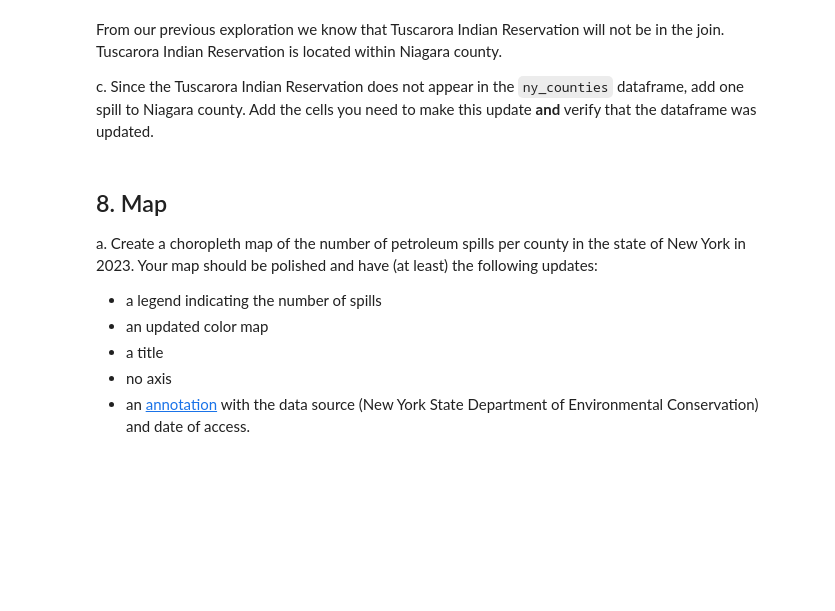
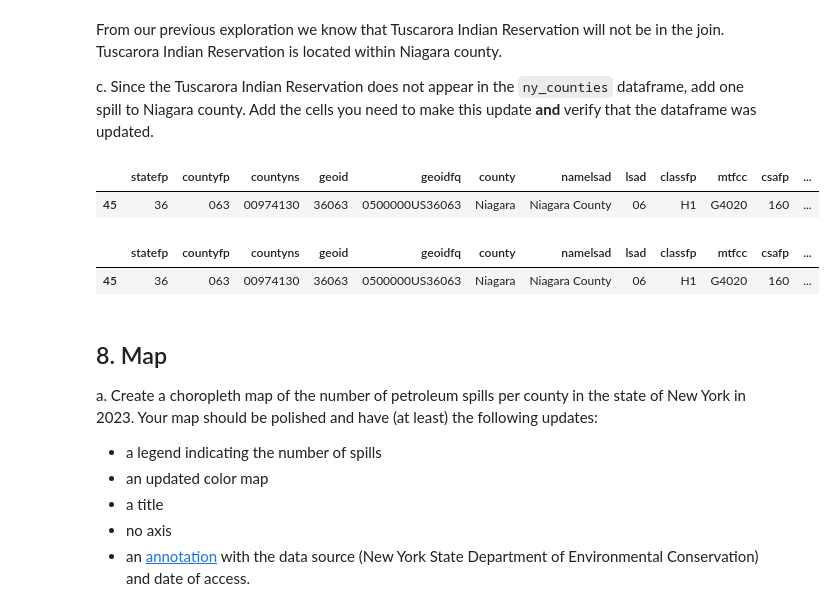
Before and after one commit to jorb1/eds220-hwk3, a Jupyter notebook: hwk3-task2-oil-spills.ipynb, the cells around one changed output. Drawn from its saved outputs; the diff is of its cells as text; code cells hidden in the pictures; blank space fills up the shorter version.

```diff
--- a/hwk3-task2-oil-spills.ipynb
+++ b/hwk3-task2-oil-spills.ipynb
@@ -529,3 +531,19 @@ c. Since the Tuscarora Indian Reservation does not appear in the `ny_counties` d
+# %%
+# c.
+# Take a look at the row we want to update
+ny_counties[ny_counties['county'] == 'Niagara']
+# %% [output]
+|  | statefp | countyfp | countyns | geoid | geoidfq | county | namelsad | lsad | classfp | mtfcc | csafp | ... |
+| 45 | 36 | 063 | 00974130 | 36063 | 0500000US36063 | Niagara | Niagara County | 06 | H1 | G4020 | 160 | ... |
+# %%
+# Update the n_spills value in the Niagara column
+ny_counties.loc[ny_counties['county'] == 'Niagara', 'n_spills'] += 1
+
+# Take another look at the row to ensure the update occured
+ny_counties[ny_counties['county'] == 'Niagara']
+# %% [output]
+|  | statefp | countyfp | countyns | geoid | geoidfq | county | namelsad | lsad | classfp | mtfcc | csafp | ... |
+| 45 | 36 | 063 | 00974130 | 36063 | 0500000US36063 | Niagara | Niagara County | 06 | H1 | G4020 | 160 | ... |
 # %% [markdown]
 <!-- BEGIN QUESTION -->
 
```
Also changed, not shown: parts of 4 cells of this notebook.
